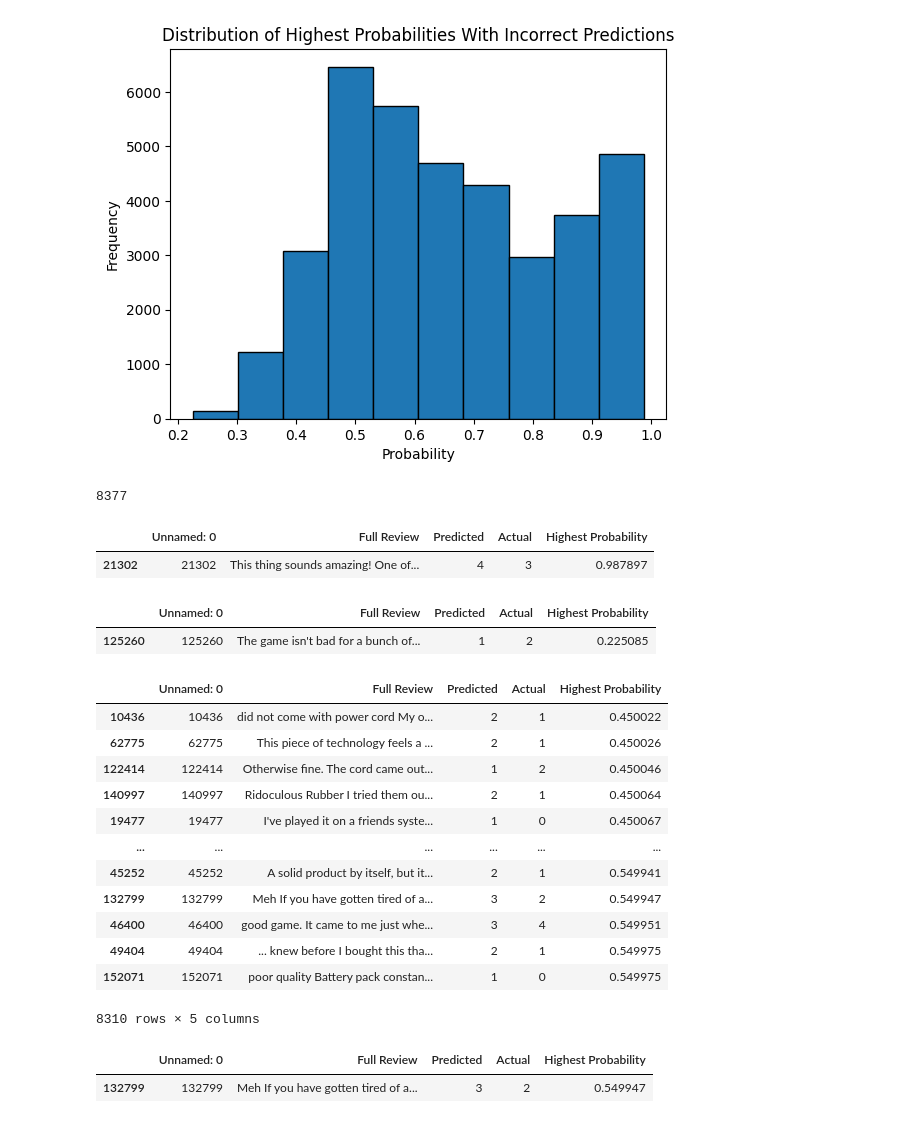
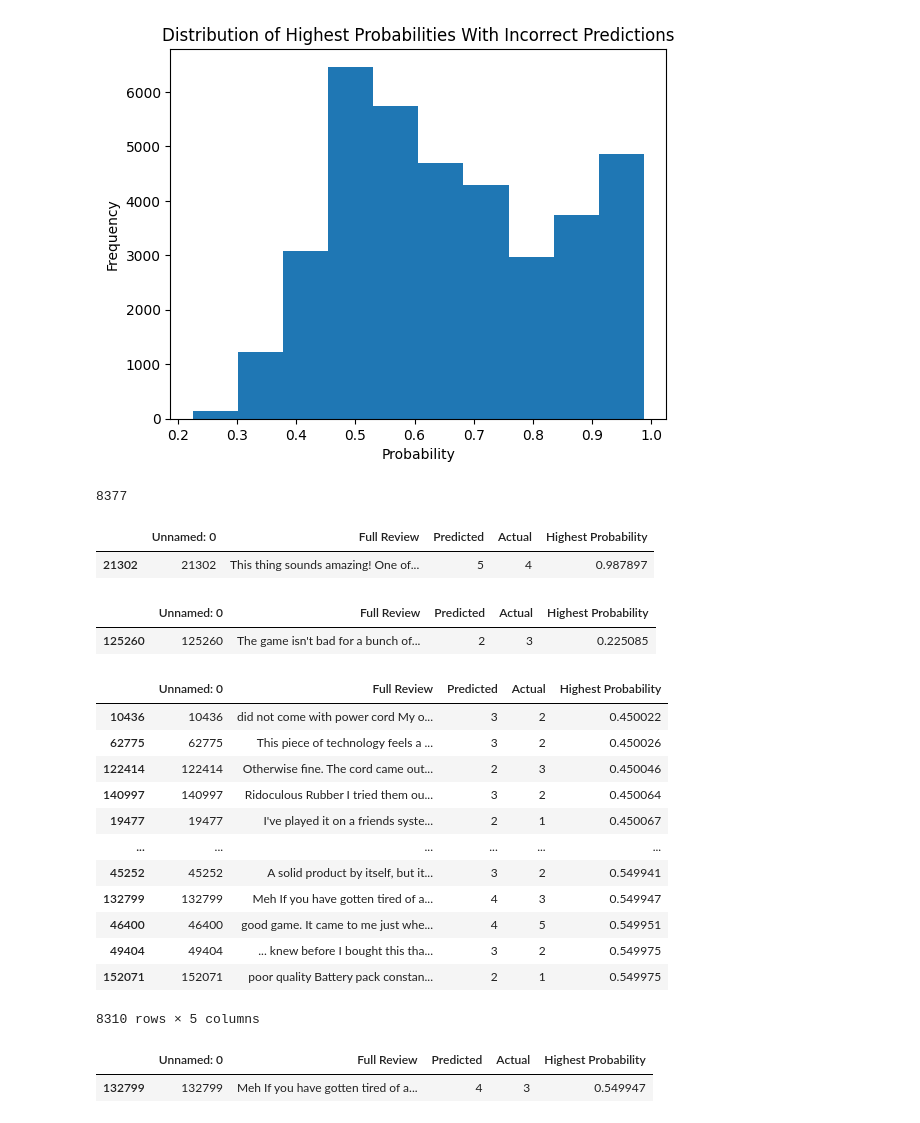
Before and after one commit to felix-datascience/amazon_sentiment_analysis, a Jupyter notebook: analyse_review_prediction.ipynb, the cells around one changed output. Cells and saved outputs as stored; diff of their text form; code cells hidden in the pictures.

Commit message:
add 1 to actual and predicted

```diff
--- a/analyse_review_prediction.ipynb
+++ b/analyse_review_prediction.ipynb
@@ -4,6 +4,9 @@ import numpy as np
 import matplotlib.pyplot as plt
 # %%
 pred_results_stratified = pd.read_csv("prediction_result/bert_stratified_pred_analysis.csv")
+# %%
+pred_results_stratified['Predicted'] = pred_results_stratified['Predicted']+1
+pred_results_stratified['Actual'] = pred_results_stratified['Actual']+1
 # %%
 pred_results_stratified
 # %% [output]
@@ -41,15 +44,15 @@ plt.show()
 # %%
 import matplotlib.pyplot as plt
 
 highest_probabilities = wrong_preds['Highest Probability']
 
-plt.hist(highest_probabilities, bins=10, edgecolor='black')
+plt.hist(highest_probabilities, bins=10)
 plt.xlabel('Probability')
 plt.ylabel('Frequency')
 plt.title('Distribution of Highest Probabilities With Incorrect Predictions')
 plt.show()
 # %% [output]
-[figure, old version]
+[figure, new version]
 # %%
 # number of incorrect prediction wher the predicted label differs from the actual label by more than 1
 diff_greater_than_threshold = wrong_preds[abs(wrong_preds['Predicted'] - wrong_preds['Actual']) > 1]
@@ -61,34 +64,34 @@ len(diff_greater_than_threshold)
 wrong_preds[wrong_preds['Unnamed: 0'] == 21302]
 # %% [output]
 |  | Unnamed: 0 | Full Review | Predicted | Actual | Highest Probability |
-| 21302 | 21302 | This thing sounds amazing! One of... | 4 | 3 | 0.987897 |
+| 21302 | 21302 | This thing sounds amazing! One of... | 5 | 4 | 0.987897 |
 # %%
 # review with the lowest confidence and incorrectly predicted
 wrong_preds[wrong_preds['Unnamed: 0'] == 125260]
 # %% [output]
 |  | Unnamed: 0 | Full Review | Predicted | Actual | Highest Probability |
-| 125260 | 125260 | The game isn't bad for a bunch of... | 1 | 2 | 0.225085 |
+| 125260 | 125260 | The game isn't bad for a bunch of... | 2 | 3 | 0.225085 |
 # %%
 # predictions where the model was unsure (confidence between 0.45 and 0.55)
 threshold = 0.5
 wrong_preds[wrong_preds['Highest Probability'].between(threshold - 0.05, threshold + 0.05)]
 # %% [output]
 |  | Unnamed: 0 | Full Review | Predicted | Actual | Highest Probability |
-| 10436 | 10436 | did not come with power cord My o... | 2 | 1 | 0.450022 |
-| 62775 | 62775 | This piece of technology feels a ... | 2 | 1 | 0.450026 |
-| 122414 | 122414 | Otherwise fine. The cord came out... | 1 | 2 | 0.450046 |
-| 140997 | 140997 | Ridoculous Rubber I tried them ou... | 2 | 1 | 0.450064 |
-| 19477 | 19477 | I've played it on a friends syste... | 1 | 0 | 0.450067 |
+| 10436 | 10436 | did not come with power cord My o... | 3 | 2 | 0.450022 |
+| 62775 | 62775 | This piece of technology feels a ... | 3 | 2 | 0.450026 |
+| 122414 | 122414 | Otherwise fine. The cord came out... | 2 | 3 | 0.450046 |
+| 140997 | 140997 | Ridoculous Rubber I tried them ou... | 3 | 2 | 0.450064 |
+| 19477 | 19477 | I've played it on a friends syste... | 2 | 1 | 0.450067 |
 | ... | ... | ... | ... | ... | ... |
-| 45252 | 45252 | A solid product by itself, but it... | 2 | 1 | 0.549941 |
-| 132799 | 132799 | Meh If you have gotten tired of a... | 3 | 2 | 0.549947 |
-| 46400 | 46400 | good game. It came to me just whe... | 3 | 4 | 0.549951 |
-| 49404 | 49404 | ... knew before I bought this tha... | 2 | 1 | 0.549975 |
-| 152071 | 152071 | poor quality Battery pack constan... | 1 | 0 | 0.549975 |
+| 45252 | 45252 | A solid product by itself, but it... | 3 | 2 | 0.549941 |
+| 132799 | 132799 | Meh If you have gotten tired of a... | 4 | 3 | 0.549947 |
+| 46400 | 46400 | good game. It came to me just whe... | 4 | 5 | 0.549951 |
+| 49404 | 49404 | ... knew before I bought this tha... | 3 | 2 | 0.549975 |
+| 152071 | 152071 | poor quality Battery pack constan... | 2 | 1 | 0.549975 |
 8310 rows × 5 columns
 # %%
 # one unsure prediction
 wrong_preds[wrong_preds['Unnamed: 0'] == 132799]
 # %% [output]
 |  | Unnamed: 0 | Full Review | Predicted | Actual | Highest Probability |
-| 132799 | 132799 | Meh If you have gotten tired of a... | 3 | 2 | 0.549947 |
+| 132799 | 132799 | Meh If you have gotten tired of a... | 4 | 3 | 0.549947 |
```
Also changed, not shown: parts of 3 cells of this notebook.
